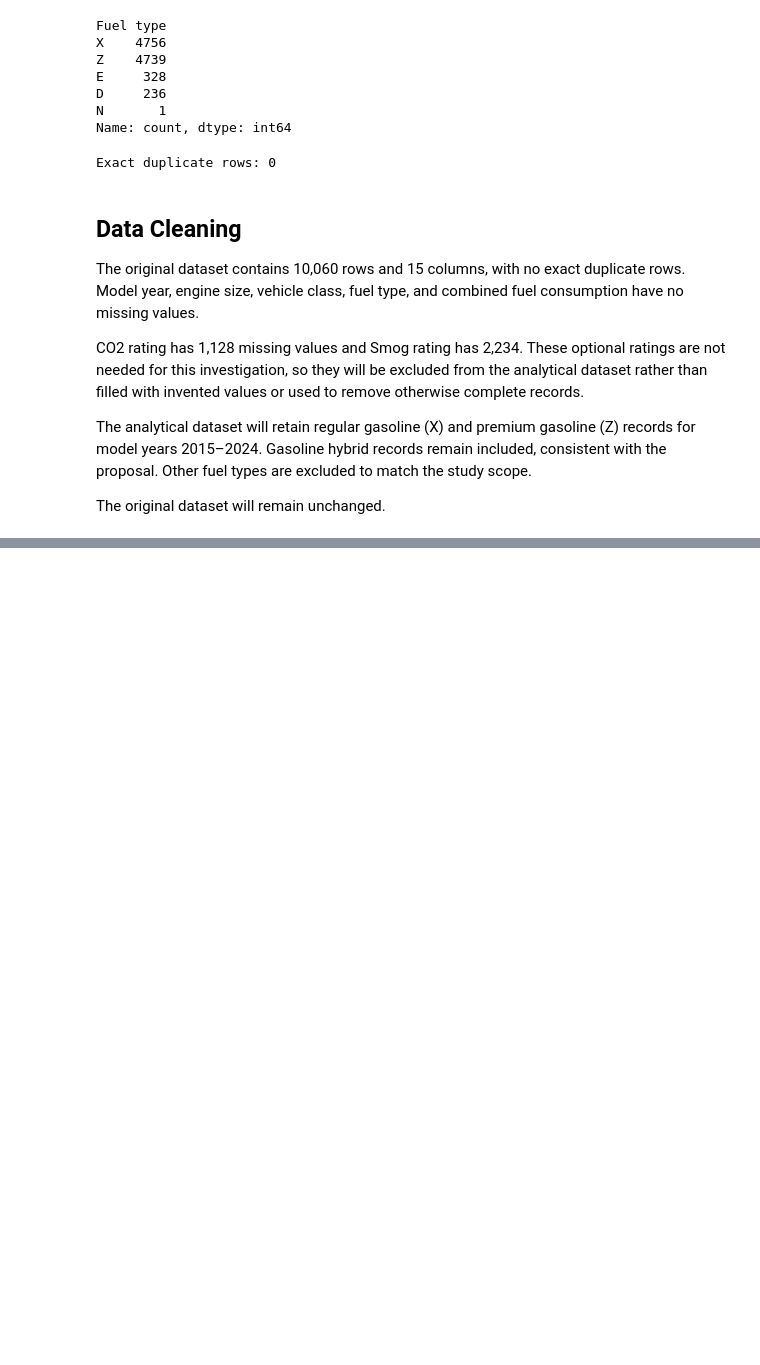
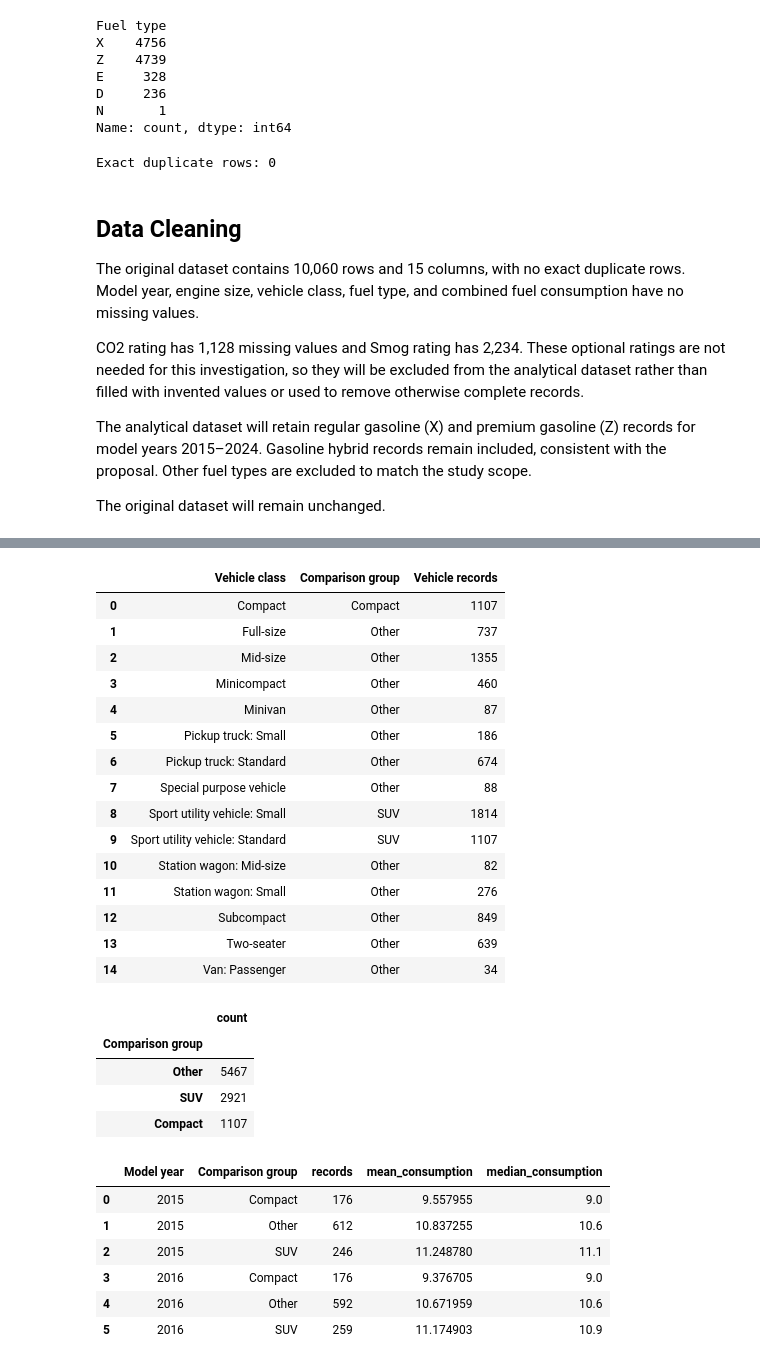
Before and after one commit to Mxxde-e/Canadian-Vehicle-Fuel-Analysis, a Jupyter notebook: Phase2/phase2.ipynb, the cells around one changed output, grey strips where cells are left out. Cells and saved outputs as stored; diff of their text form; code cells hidden in the pictures; blank space fills up the shorter version.

Commit message:
Complete Phase 2 data wrangling and validation

```diff
--- a/Phase2/phase2.ipynb
+++ b/Phase2/phase2.ipynb
@@ -26,10 +26,18 @@ rows are displayed below to show its initial structure.
 # %%
 from pathlib import Path
 import pandas as pd
+from IPython.display import display
 
+# Use the project CSV locally; use the source URL when it is absent.
 data_path = Path("../Data/my2015-2024-fuel-consumption-ratings.csv")
-
-raw = pd.read_csv(data_path)
-
-raw.head()
+source_url = (
+    "https://open.canada.ca/data/dataset/"
+    "98f1a129-f628-4ce4-b24d-6f16bf24dd64/resource/"
+    "c98b9dc8-b23f-4cd8-8b19-e892da1e4688/download/"
+    "my2015-2024-fuel-consumption-ratings.csv"
+)
+source = data_path if data_path.exists() else source_url
+raw = pd.read_csv(source)
+print("Loaded from:", source)
+display(raw.head())
 # %% [output]
@@ -194,0 +214,59 @@ Rows excluded by scope: 565
+# %%
+class_mapping = {
+    "Sport utility vehicle: Small": "SUV",
+    "Sport utility vehicle: Standard": "SUV",
+    "Compact": "Compact"
+}
+clean["Comparison group"] = (
+    clean["Vehicle class"].map(class_mapping).fillna("Other")
+)
+annual_distance_km = 15_000
+clean["Estimated annual fuel use (L)"] = (
+    clean["Combined (L/100 km)"] * annual_distance_km / 100
+).round(1)
+
+grouping_audit = (
+    clean.groupby(["Vehicle class", "Comparison group"])
+    .size().reset_index(name="Vehicle records")
+)
+display(grouping_audit)
+display(clean["Comparison group"].value_counts().to_frame())
+
+# Aggregation prepares a class-by-year table for later comparisons.
+yearly_summary = (
+    clean.groupby(["Model year", "Comparison group"])
+    .agg(records=("Model", "size"),
+         mean_consumption=("Combined (L/100 km)", "mean"),
+         median_consumption=("Combined (L/100 km)", "median"))
+    .reset_index()
+)
+display(yearly_summary.head(6))
+# %% [output]
+|  | Vehicle class | Comparison group | Vehicle records |
+| 0 | Compact | Compact | 1107 |
+| 1 | Full-size | Other | 737 |
+| 2 | Mid-size | Other | 1355 |
+| 3 | Minicompact | Other | 460 |
+| 4 | Minivan | Other | 87 |
+| 5 | Pickup truck: Small | Other | 186 |
+| 6 | Pickup truck: Standard | Other | 674 |
+| 7 | Special purpose vehicle | Other | 88 |
+| 8 | Sport utility vehicle: Small | SUV | 1814 |
+| 9 | Sport utility vehicle: Standard | SUV | 1107 |
+| 10 | Station wagon: Mid-size | Other | 82 |
+| 11 | Station wagon: Small | Other | 276 |
+| 12 | Subcompact | Other | 849 |
+| 13 | Two-seater | Other | 639 |
+| 14 | Van: Passenger | Other | 34 |
+|  | count |
+| Comparison group |  |
+| Other | 5467 |
+| SUV | 2921 |
+| Compact | 1107 |
+|  | Model year | Comparison group | records | mean_consumption | median_consumption |
+| 0 | 2015 | Compact | 176 | 9.557955 | 9.0 |
+| 1 | 2015 | Other | 612 | 10.837255 | 10.6 |
+| 2 | 2015 | SUV | 246 | 11.248780 | 11.1 |
+| 3 | 2016 | Compact | 176 | 9.376705 | 9.0 |
+| 4 | 2016 | Other | 592 | 10.671959 | 10.6 |
+| 5 | 2016 | SUV | 259 | 11.174903 | 10.9 |
```
Also changed, not shown: parts of 7 cells of this notebook, 1 other file.
